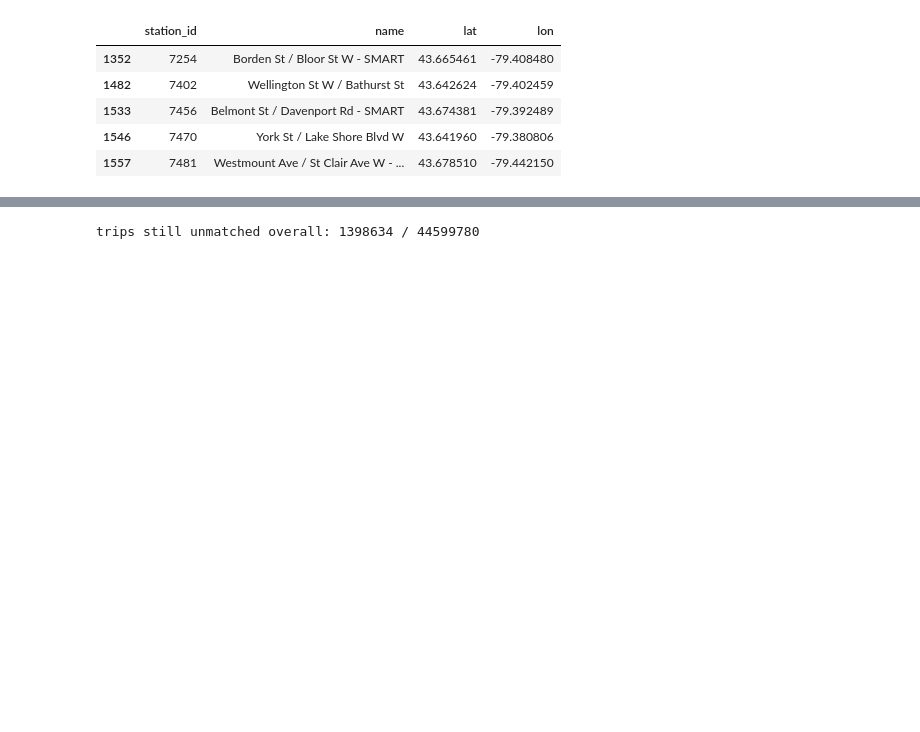
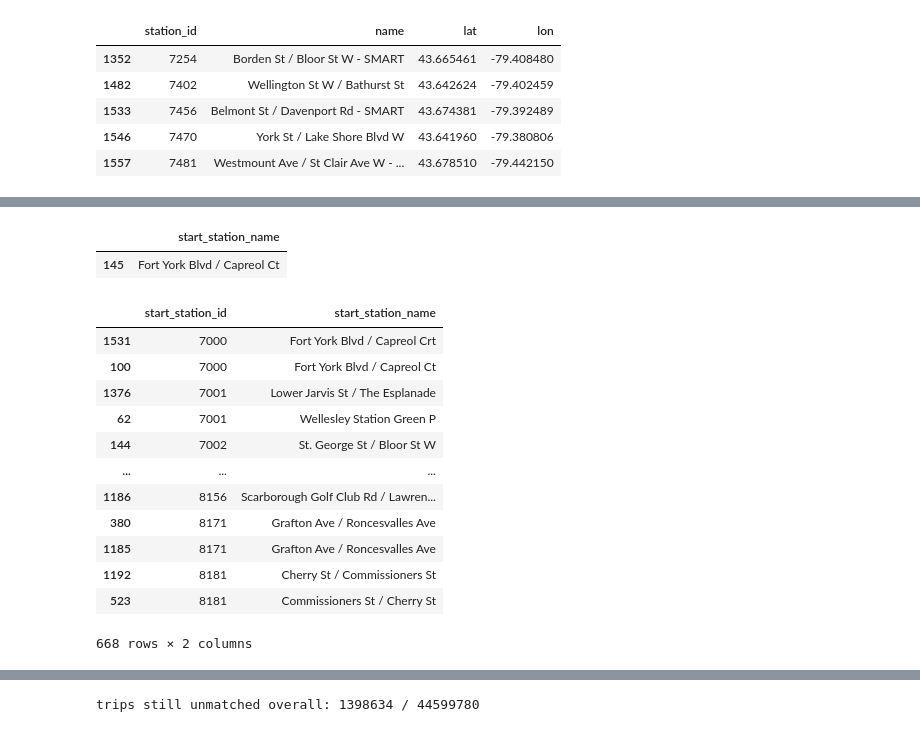
Before and after one commit to Neman-River/bikeshare_toronto, a Jupyter notebook: geodata.ipynb, the cells around one changed output, grey strips where cells are left out. Drawn from its saved outputs; the diff is of its cells as text; code cells hidden in the pictures; blank space fills up the shorter version.

```diff
--- a/geodata.ipynb
+++ b/geodata.ipynb
@@ -166,0 +181,22 @@ all_stations_gdf = gpd.GeoDataFrame(
+# %%
+df.loc[(df.start_time.dt.year==2026) & (df.start_station_id==7000.0), ['start_station_name']].drop_duplicates()
+# %% [output]
+|  | start_station_name |
+| 145 | Fort York Blvd / Capreol Ct |
+# %%
+dup_names = bs_stations[bs_stations.duplicated(subset='start_station_id', keep=False)].sort_values('start_station_id')
+dup_names
+# %% [output]
+|  | start_station_id | start_station_name |
+| 1531 | 7000 | Fort York Blvd / Capreol Crt |
+| 100 | 7000 | Fort York Blvd / Capreol Ct |
+| 1376 | 7001 | Lower Jarvis St / The Esplanade |
+| 62 | 7001 | Wellesley Station Green P |
+| 144 | 7002 | St. George St / Bloor St W |
+| ... | ... | ... |
+| 1186 | 8156 | Scarborough Golf Club Rd / Lawren... |
+| 380 | 8171 | Grafton Ave / Roncesvalles Ave |
+| 1185 | 8171 | Grafton Ave / Roncesvalles Ave |
+| 1192 | 8181 | Cherry St / Commissioners St |
+| 523 | 8181 | Commissioners St / Cherry St |
+668 rows × 2 columns
```
Also changed, not shown: parts of 40 cells of this notebook.
